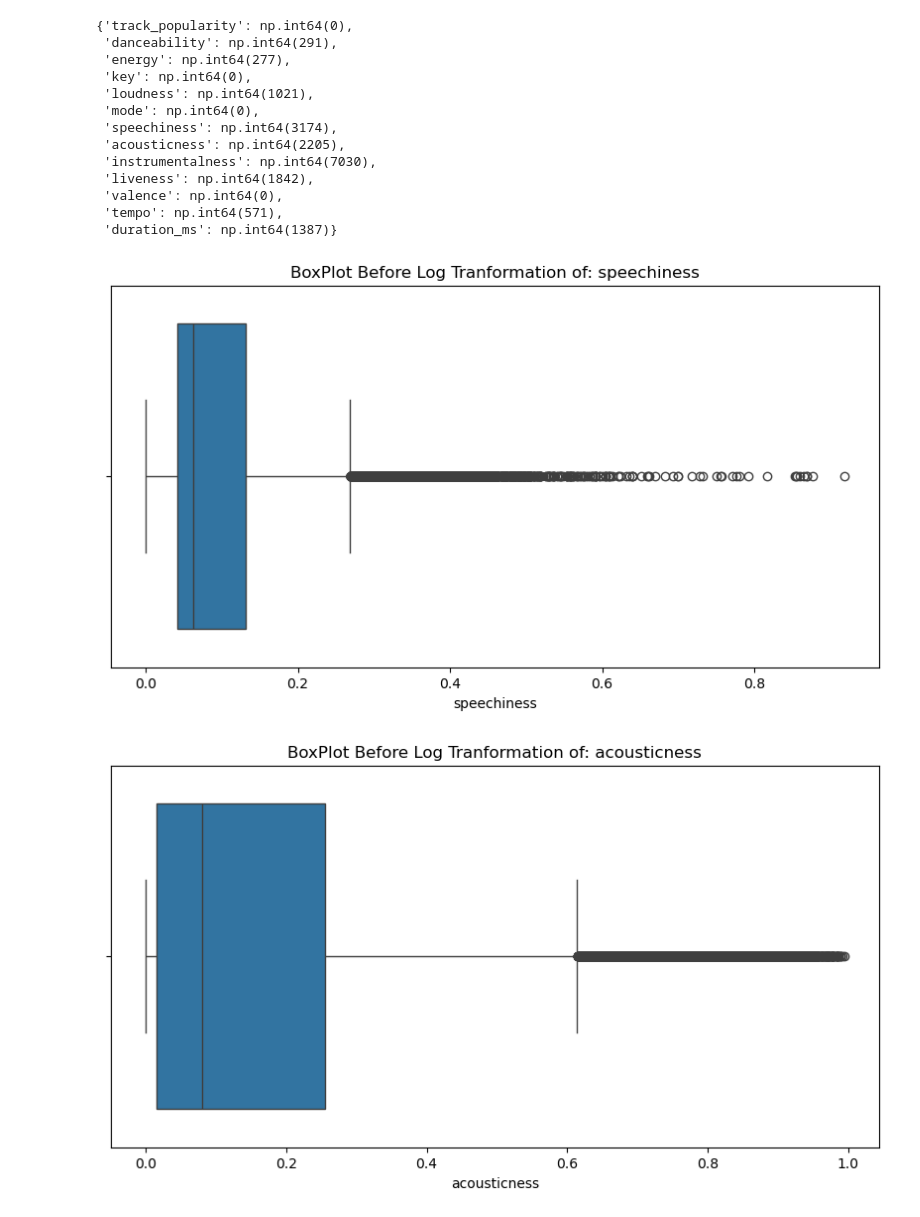
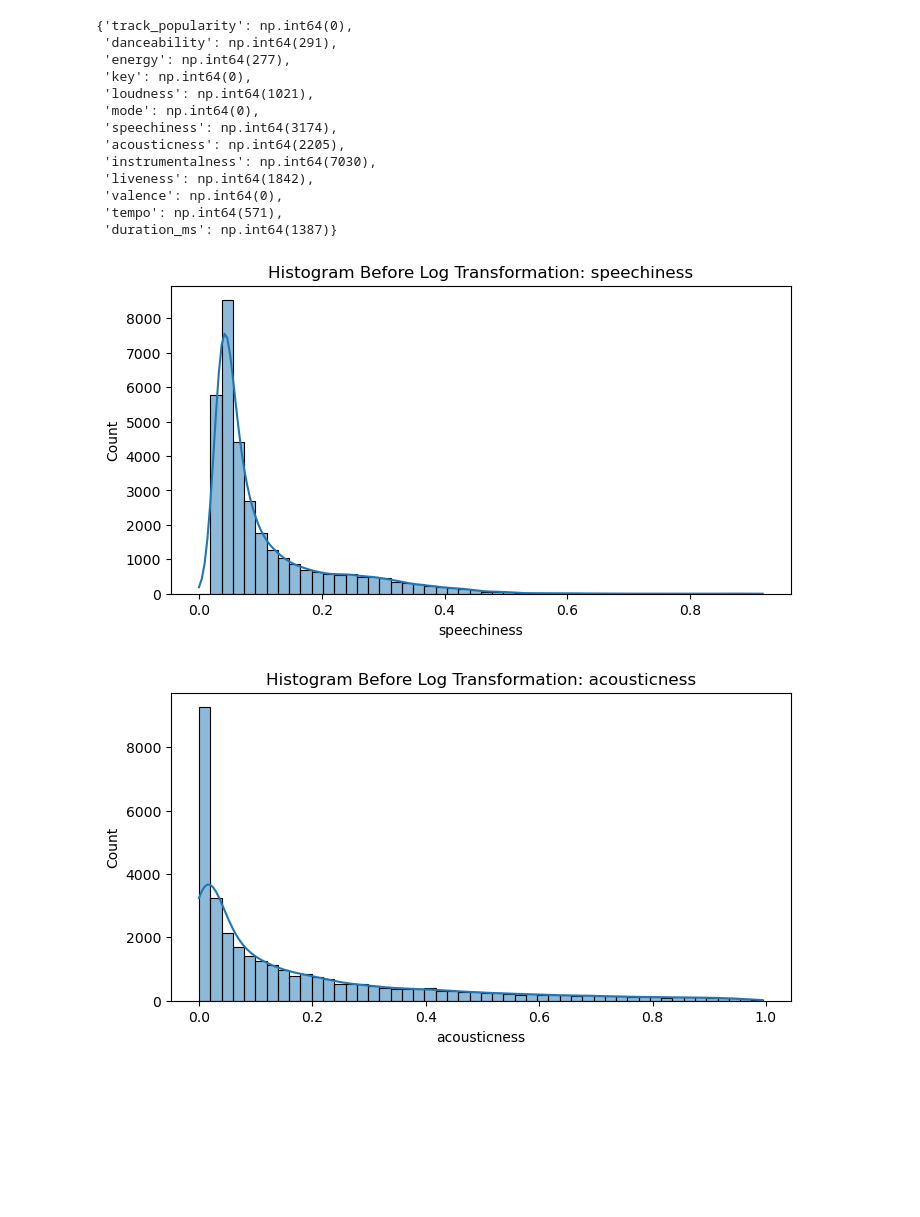
Before and after one commit to AaronSxng/CIS4930-ML-Final-Project, a Jupyter notebook: datapreprocessing.ipynb, the cells around one changed output. Drawn from its saved outputs; the diff is of its cells as text; code cells hidden in the pictures; blank space fills up the shorter version.

```diff
--- a/datapreprocessing.ipynb
+++ b/datapreprocessing.ipynb
@@ -4,7 +4,7 @@
 import pandas as pd
 import seaborn as sns
 import matplotlib.pyplot as plt
-spotify_df_full = pd.read_csv('spotify_songs.csv')
+spotify_df_full = pd.read_csv('data/spotify_songs.csv')
 
 #check num of null values in each feature
 print("Number of null values in each column", spotify_df_full.isnull().sum())
@@ -39,4 +39,13 @@ playlist_genre = spotify_df['playlist_genre'].value_counts().plot(kind='bar')
 plt.ylabel("Number of Playlists")
 plt.xlabel("Genre")
 plt.title("Number of Playlists According to Genre")
+
+
+plt.figure(figsize=(6,4))
+subgr = spotify_df['playlist_subgenre'].value_counts().plot(kind='bar')
+plt.ylabel("Number of Playlists")
+plt.xlabel("Sub-Genre")
+plt.title("Number of Playlists According to Sub-Genre")
+
+spotify_df = spotify_df.drop(columns=['track_artist', 'track_name', 'track_album_name'])
 # %% [output]
@@ -86,13 +127,14 @@ display(out_sum)
 # %%
 most_outliers = ['speechiness', 'acousticness', 'instrumentalness', 'liveness', 'duration_ms']
 
+
 for col in most_outliers:
-    plt.figure(figsize=(10,5))
-    sns.boxplot(x=spotify_df[col], orient="h")
-    plt.title(f"BoxPlot Before Log Tranformation of: {col}")
+    plt.figure(figsize=(8,4))
+    sns.histplot(spotify_df[col], kde=True, bins=50)
+    plt.title(f"Histogram Before Log Transformation: {col}")
     plt.xlabel(col)
-
+    plt.ylabel("Count")
     plt.show()
 # %% [output]
-[figure, old version]
+[figure, new version]
-[figure, old version]
+[figure, new version]
```
Also changed, not shown: parts of 5 cells of this notebook.
